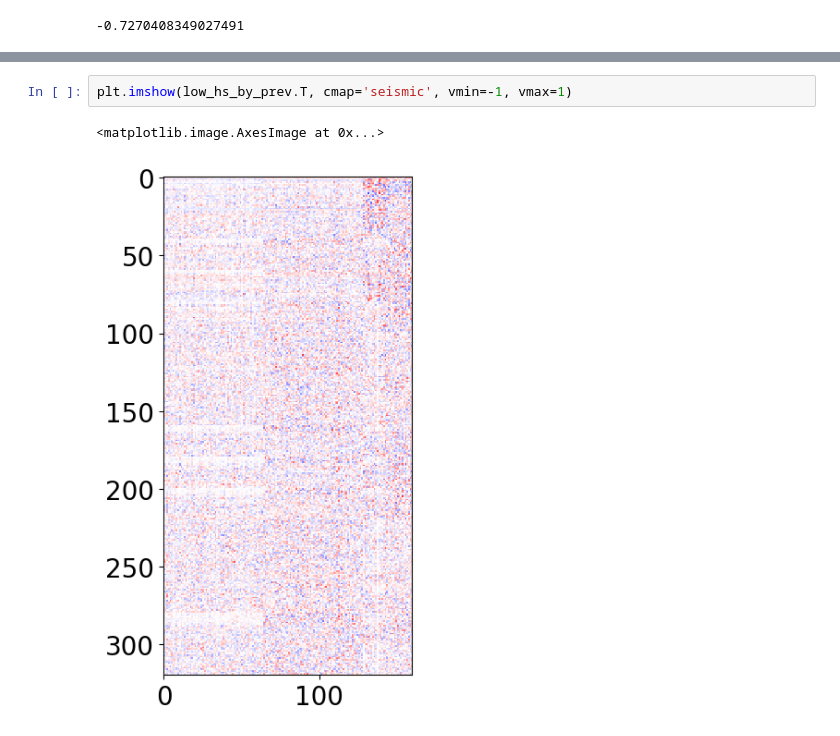
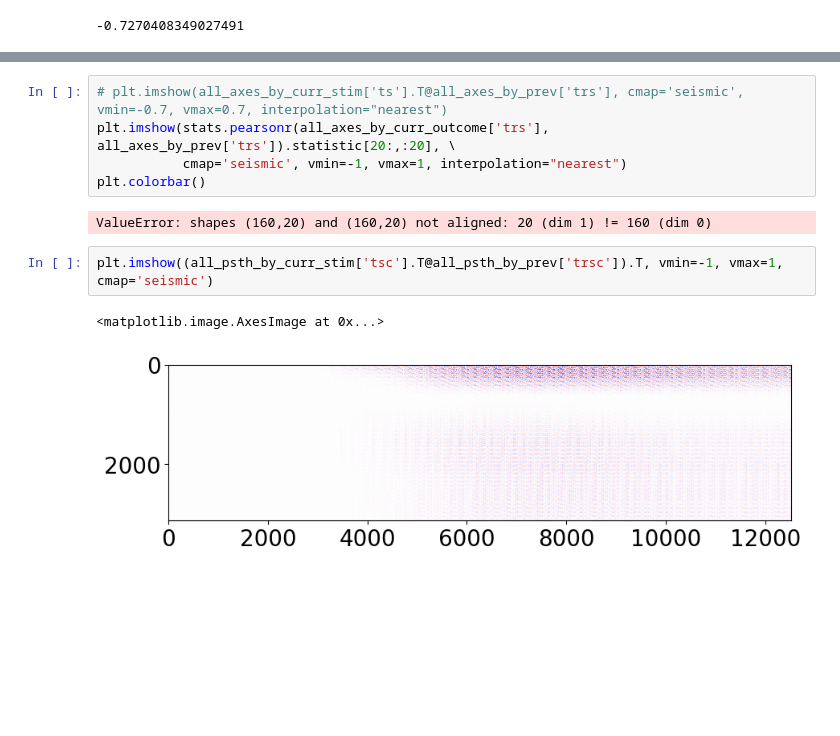
Before and after one commit to slenderham/Attn-WM-RNN, a Jupyter notebook: rnn/plot_main.ipynb, the cells around one changed output, grey strips where cells are left out. Drawn from its saved outputs; the diff is of its cells as text; blank space fills up the shorter version.

```diff
--- a/rnn/plot_main.ipynb
+++ b/rnn/plot_main.ipynb
@@ -1096,5 +1026,12 @@ plt.plot(low_hs_by_prev['trsc'][:,:,:,:,:,:].reshape((20, 58, -1))[0]);
+# %%
+# plt.imshow(all_axes_by_curr_stim['ts'].T@all_axes_by_prev['trs'], cmap='seismic', vmin=-0.7, vmax=0.7, interpolation="nearest")
+plt.imshow(stats.pearsonr(all_axes_by_curr_outcome['trs'], all_axes_by_prev['trs']).statistic[20:,:20], \
+           cmap='seismic', vmin=-1, vmax=1, interpolation="nearest")
+plt.colorbar()
+# %% [output]
+ValueError: shapes (160,20) and (160,20) not aligned: 20 (dim 1) != 160 (dim 0)
 # %%
-plt.imshow(low_hs_by_prev.T, cmap='seismic', vmin=-1, vmax=1)
+plt.imshow((all_psth_by_curr_stim['tsc'].T@all_psth_by_prev['trsc']).T, vmin=-1, vmax=1, cmap='seismic')
 # %% [output]
 <matplotlib.image.AxesImage at 0x...>
-[figure, old version]
+[figure, new version]
```
Also changed, not shown: parts of 32 cells of this notebook, 4 other files.
